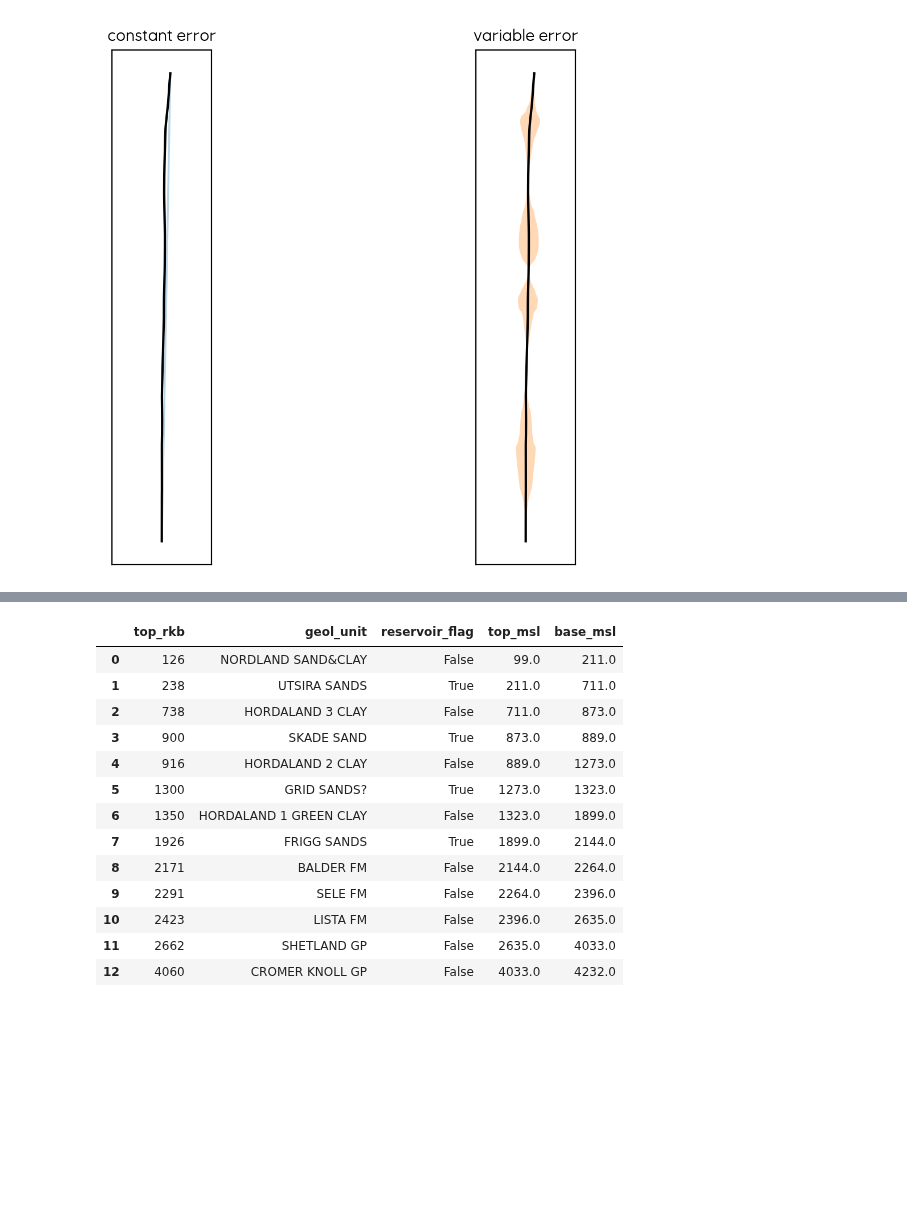
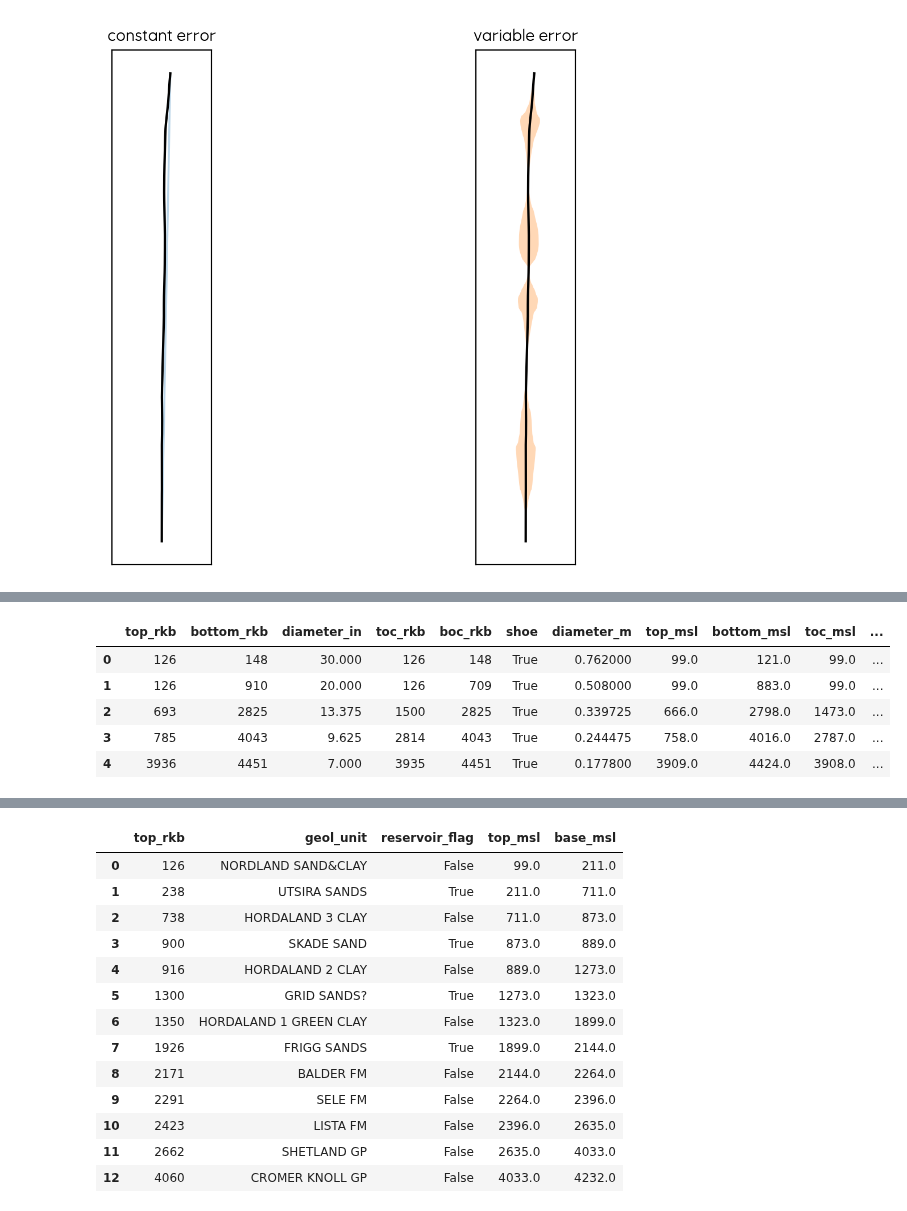
Before and after one commit to equinor/WINC_OnePager, a Jupyter notebook: notebooks/Pressure-WellClass_test.ipynb, the cells around one changed output, grey strips where cells are left out. Cells and saved outputs as stored; diff of their text form; code cells hidden in the pictures; blank space fills up the shorter version.

```diff
--- a/notebooks/Pressure-WellClass_test.ipynb
+++ b/notebooks/Pressure-WellClass_test.ipynb
@@ -317,0 +375,11 @@ fig.subplots_adjust(wspace=0)
+# %%
+casings_df  = pd.DataFrame(my_well.casings)
+
+casings_df[casings_df['shoe']]
+# %% [output]
+|  | top_rkb | bottom_rkb | diameter_in | toc_rkb | boc_rkb | shoe | diameter_m | top_msl | bottom_msl | toc_msl | ... |
+| 0 | 126 | 148 | 30.000 | 126 | 148 | True | 0.762000 | 99.0 | 121.0 | 99.0 | ... |
+| 1 | 126 | 910 | 20.000 | 126 | 709 | True | 0.508000 | 99.0 | 883.0 | 99.0 | ... |
+| 2 | 693 | 2825 | 13.375 | 1500 | 2825 | True | 0.339725 | 666.0 | 2798.0 | 1473.0 | ... |
+| 3 | 785 | 4043 | 9.625 | 2814 | 4043 | True | 0.244475 | 758.0 | 4016.0 | 2787.0 | ... |
+| 4 | 3936 | 4451 | 7.000 | 3935 | 4451 | True | 0.177800 | 3909.0 | 4424.0 | 3908.0 | ... |
```
Also changed, not shown: parts of 16 cells of this notebook.
